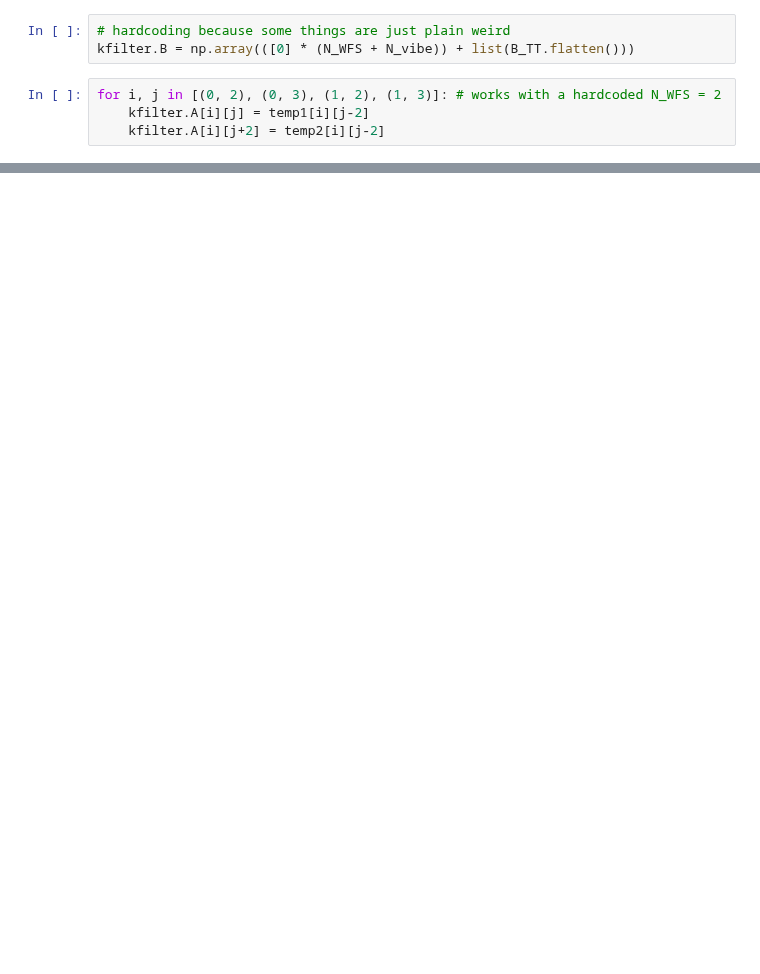
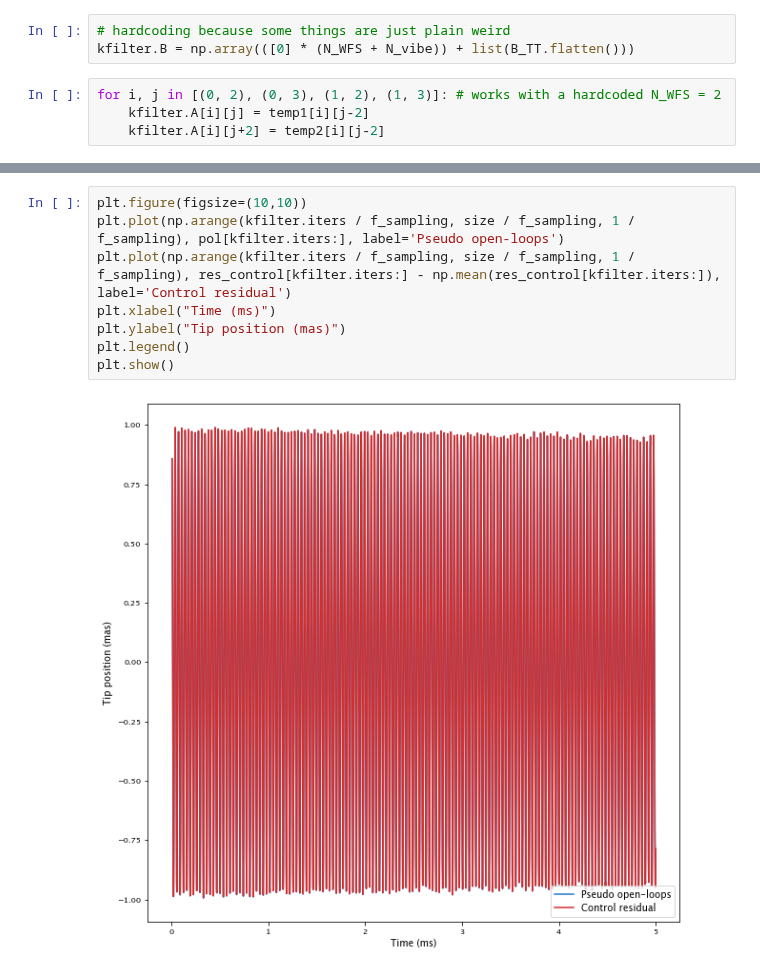
Before and after one commit to aditya-sengupta/tip-tilt-control, a Jupyter notebook: control/dev/mpc_vibe.ipynb, the cells around one changed output, grey strips where cells are left out. Saved outputs shown, nothing was run; the diff lists cells and outputs as text; blank space fills up the shorter version.

```diff
--- a/control/dev/mpc_vibe.ipynb
+++ b/control/dev/mpc_vibe.ipynb
@@ -208,0 +211,10 @@ plt.ylim(1e-10)
+# %%
+plt.figure(figsize=(10,10))
+plt.plot(np.arange(kfilter.iters / f_sampling, size / f_sampling, 1 / f_sampling), pol[kfilter.iters:], label='Pseudo open-loops')
+plt.plot(np.arange(kfilter.iters / f_sampling, size / f_sampling, 1 / f_sampling), res_control[kfilter.iters:] - np.mean(res_control[kfilter.iters:]), label='Control residual')
+plt.xlabel("Time (ms)")
+plt.ylabel("Tip position (mas)")
+plt.legend()
+plt.show()
+# %% [output]
+[figure, added]
```
Also changed, not shown: parts of 27 cells of this notebook.
